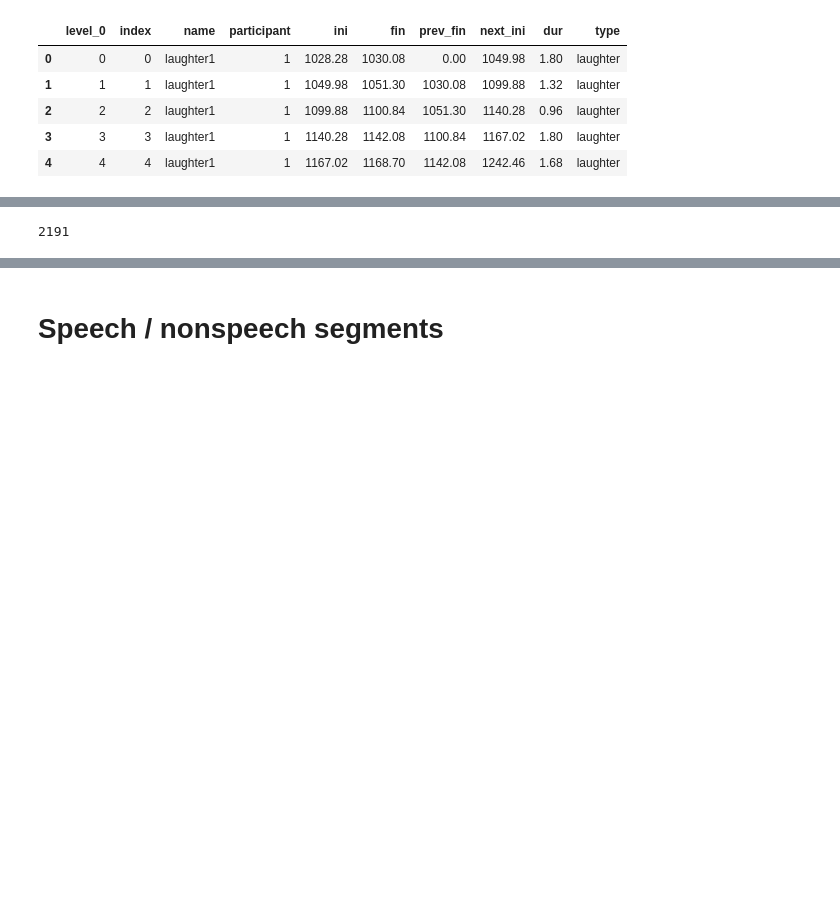
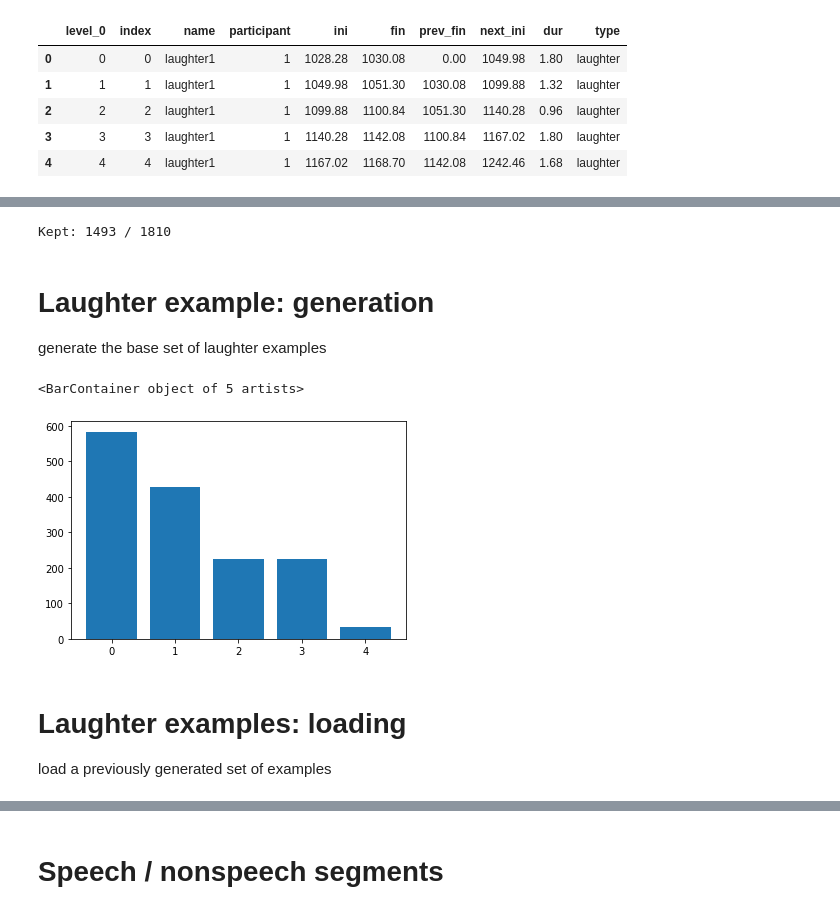
Before and after one commit to josedvq/lared-laughter, a Jupyter notebook: create_examples.ipynb, the cells around one changed output, grey strips where cells are left out. Drawn from its saved outputs; the diff is of its cells as text; code cells hidden in the pictures; blank space fills up the shorter version.

```diff
--- a/create_examples.ipynb
+++ b/create_examples.ipynb
@@ -111,3 +130,37 @@ dfs_laughter[0].head()
+# %%
+# checks if an example is within the valid parts of the interaction
+# segments of the interaction where people are not in free-for-all were removed (made invalid)
+# the fn returns false if the example is within those segments.
+def is_valid(s):
+    valid_segs = [
+        [990, 1525],
+        [1680, 2450],
+        [2580, 2922],
+        [3320, 5435],
+        [5580, 9840]
+    ]
+    for seg in valid_segs:
+        if s[0] >= seg[0] and s[1] < seg[1]:
+            return True
+    return False
+
+def is_valid_row(row):
+    return is_valid([row['ini'], row['fin']])
+# %%
+num_kept = 0
+num_episodes = 0
+for i, df in enumerate(dfs_laughter):
+    m = df.apply(is_valid_row, axis=1)
+    num_kept += np.sum(m)
+    num_episodes += len(m)
+    dfs_laughter[i] = df[m]
+print(f'Kept: {num_kept} / {num_episodes}')
+# %% [output]
+Kept: 1493 / 1810
+# %% [markdown]
+# Laughter example: generation
+
+generate the base set of laughter examples
 # %%
 random.seed(22)
 np.random.seed(22)
@@ -129,6 +182,11 @@ for i, (pid, df_laughter) in tqdm(enumerate(zip(participant_ids, dfs_laughter)))
         for example in exs:
             laughter_examples[example.get_hash()] = example
-# %%
-len(laughter_examples)
-# %% [output]
-2191
+# %%
+# distribution of num examples among subject IDs
+plt.bar(camera_distrib.keys(), camera_distrib.values())
+# %% [output]
+<BarContainer object of 5 artists>
+[figure, added]
+# %% [markdown]
+# Laughter examples: loading
+load a previously generated set of examples
```
Also changed, not shown: parts of 25 cells of this notebook, 13 other files.
